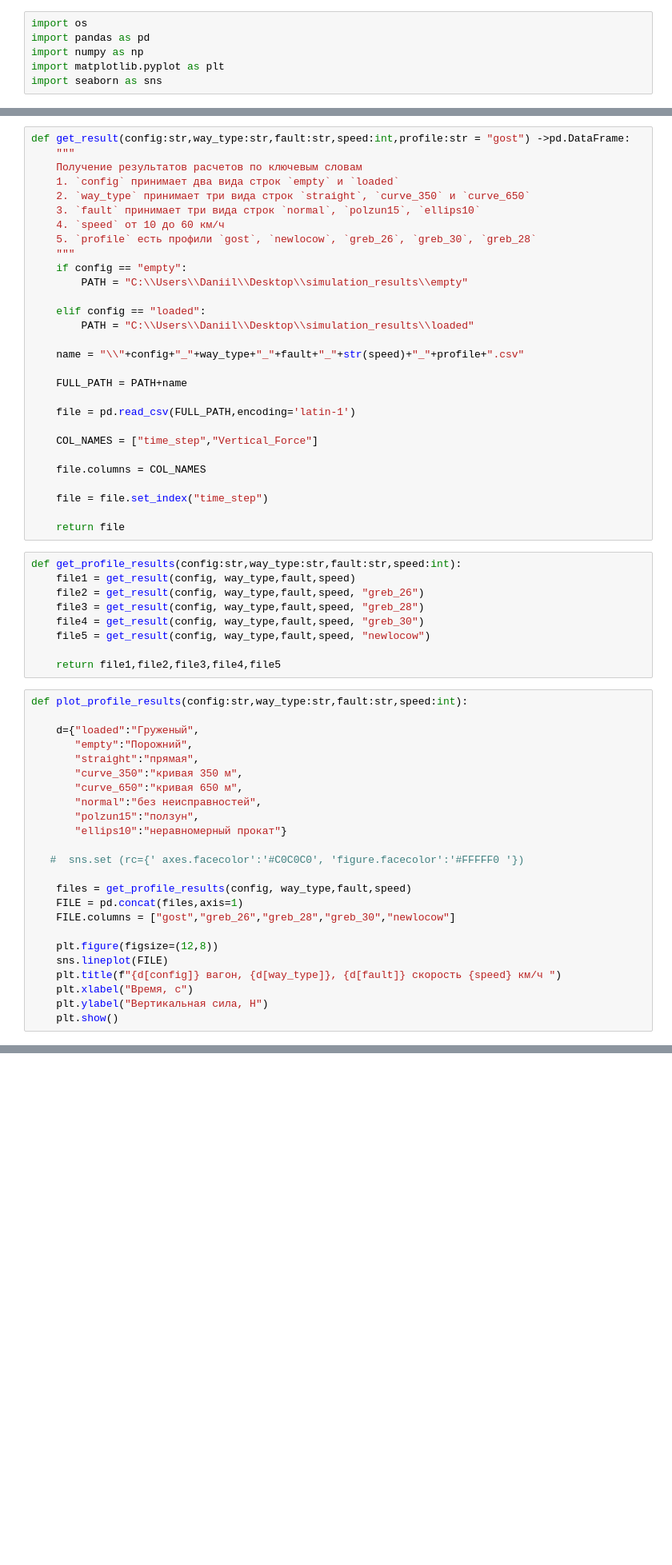
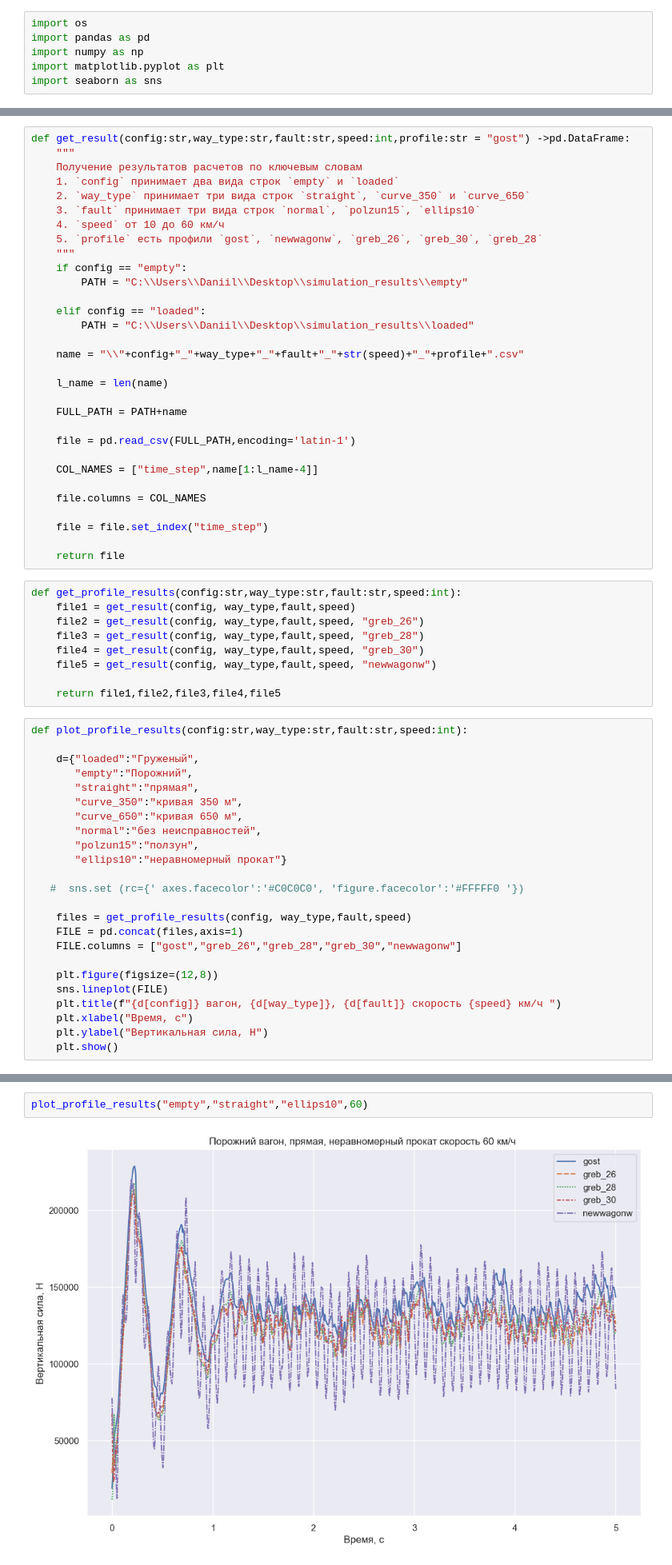
Before and after one commit to daniilgorenkov/Dissertation, a Jupyter notebook: observe.ipynb, the cells around one changed output, grey strips where cells are left out. Shown at 80% size. Cells and saved outputs as stored; diff of their text form; blank space fills up the shorter version.

```diff
--- a/observe.ipynb
+++ b/observe.ipynb
@@ -12,7 +16,7 @@ def get_result(config:str,way_type:str,fault:str,speed:int,profile:str = "gost")
     2. `way_type` принимает три вида строк `straight`, `curve_350` и `curve_650`
     3. `fault` принимает три вида строк `normal`, `polzun15`, `ellips10`
     4. `speed` от 10 до 60 км/ч
-    5. `profile` есть профили `gost`, `newlocow`, `greb_26`, `greb_30`, `greb_28`
+    5. `profile` есть профили `gost`, `newwagonw`, `greb_26`, `greb_30`, `greb_28`
     """
     if config == "empty":
         PATH = "C:\\Users\\Daniil\\Desktop\\simulation_results\\empty"
@@ -22,11 +26,13 @@ def get_result(config:str,way_type:str,fault:str,speed:int,profile:str = "gost")
 
     name = "\\"+config+"_"+way_type+"_"+fault+"_"+str(speed)+"_"+profile+".csv"
 
+    l_name = len(name)
+
     FULL_PATH = PATH+name
 
     file = pd.read_csv(FULL_PATH,encoding='latin-1')
 
-    COL_NAMES = ["time_step","Vertical_Force"]
+    COL_NAMES = ["time_step",name[1:l_name-4]]
 
     file.columns = COL_NAMES
 
@@ -39,7 +45,7 @@ def get_profile_results(config:str,way_type:str,fault:str,speed:int):
     file2 = get_result(config, way_type,fault,speed, "greb_26")
     file3 = get_result(config, way_type,fault,speed, "greb_28")
     file4 = get_result(config, way_type,fault,speed, "greb_30")
-    file5 = get_result(config, way_type,fault,speed, "newlocow")
+    file5 = get_result(config, way_type,fault,speed, "newwagonw")
 
     return file1,file2,file3,file4,file5
 # %%
@@ -58,7 +64,7 @@ def plot_profile_results(config:str,way_type:str,fault:str,speed:int):
 
     files = get_profile_results(config, way_type,fault,speed)
     FILE = pd.concat(files,axis=1)
-    FILE.columns = ["gost","greb_26","greb_28","greb_30","newlocow"]
+    FILE.columns = ["gost","greb_26","greb_28","greb_30","newwagonw"]
 
     plt.figure(figsize=(12,8))
     sns.lineplot(FILE)
@@ -72,0 +75,4 @@ plot_profile_results("loaded","curve_350","normal",60)
+# %%
+plot_profile_results("empty","straight","ellips10",60)
+# %% [output]
+[figure, added]
```
Also changed, not shown: parts of 18 cells of this notebook.
